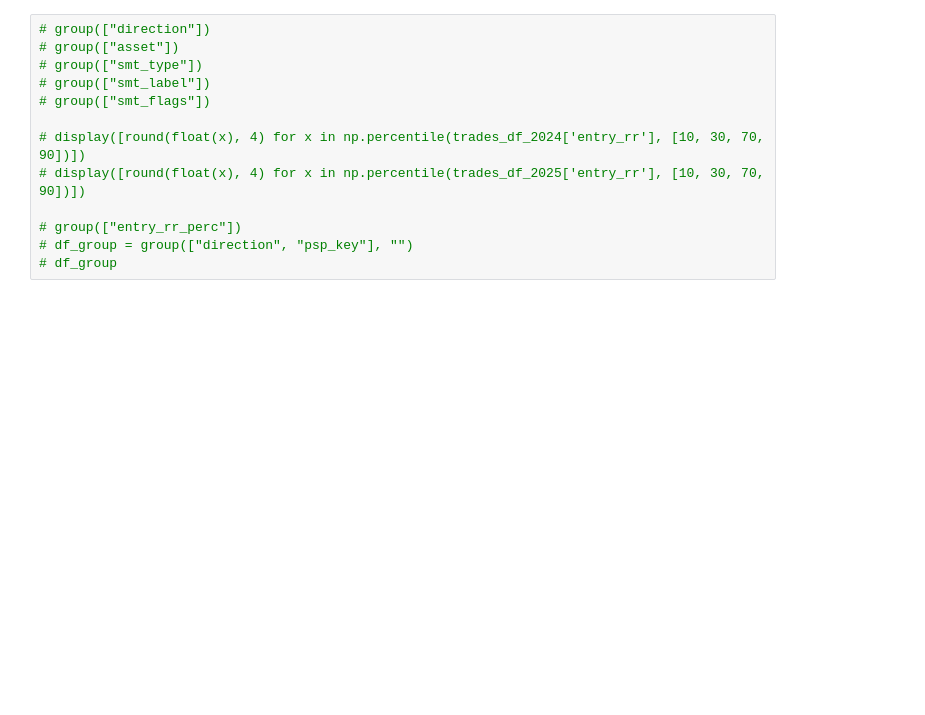
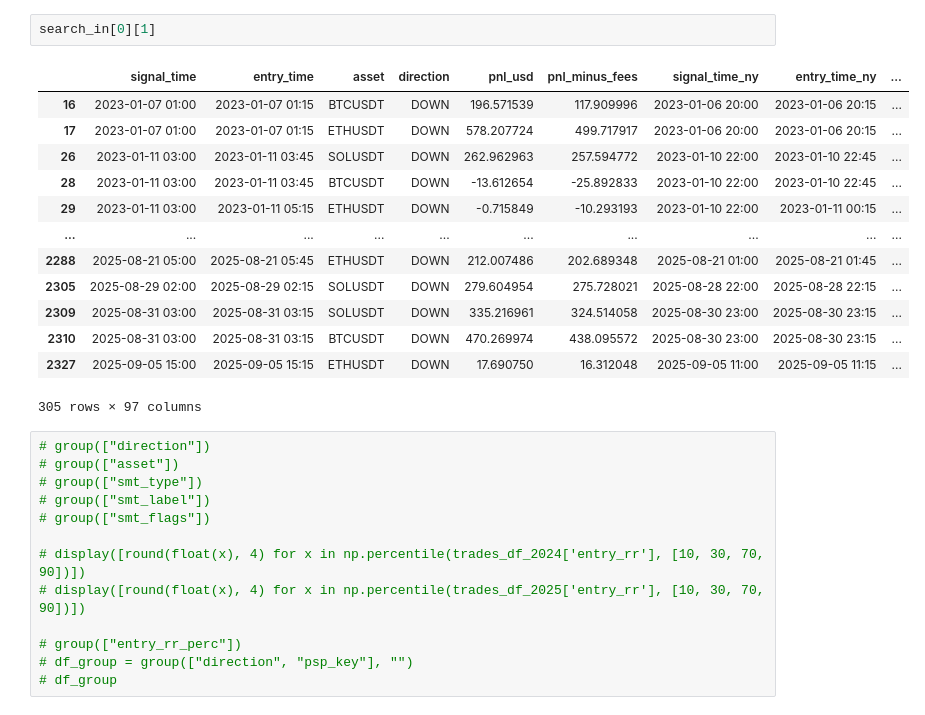
Before and after one commit to vlamitin/backtester, a Jupyter notebook: strategies_analyzer.ipynb, the cells around one changed output. Cells and saved outputs as stored; diff of their text form; blank space fills up the shorter version.

```diff
--- a/strategies_analyzer.ipynb
+++ b/strategies_analyzer.ipynb
@@ -185,3 +263,19 @@ trade_dfs_bes[1][1]
+# %%
+search_in[0][1]
+# %% [output]
+|  | signal_time | entry_time | asset | direction | pnl_usd | pnl_minus_fees | signal_time_ny | entry_time_ny | ... |
+| 16 | 2023-01-07 01:00 | 2023-01-07 01:15 | BTCUSDT | DOWN | 196.571539 | 117.909996 | 2023-01-06 20:00 | 2023-01-06 20:15 | ... |
+| 17 | 2023-01-07 01:00 | 2023-01-07 01:15 | ETHUSDT | DOWN | 578.207724 | 499.717917 | 2023-01-06 20:00 | 2023-01-06 20:15 | ... |
+| 26 | 2023-01-11 03:00 | 2023-01-11 03:45 | SOLUSDT | DOWN | 262.962963 | 257.594772 | 2023-01-10 22:00 | 2023-01-10 22:45 | ... |
+| 28 | 2023-01-11 03:00 | 2023-01-11 03:45 | BTCUSDT | DOWN | -13.612654 | -25.892833 | 2023-01-10 22:00 | 2023-01-10 22:45 | ... |
+| 29 | 2023-01-11 03:00 | 2023-01-11 05:15 | ETHUSDT | DOWN | -0.715849 | -10.293193 | 2023-01-10 22:00 | 2023-01-11 00:15 | ... |
+| ... | ... | ... | ... | ... | ... | ... | ... | ... | ... |
+| 2288 | 2025-08-21 05:00 | 2025-08-21 05:45 | ETHUSDT | DOWN | 212.007486 | 202.689348 | 2025-08-21 01:00 | 2025-08-21 01:45 | ... |
+| 2305 | 2025-08-29 02:00 | 2025-08-29 02:15 | SOLUSDT | DOWN | 279.604954 | 275.728021 | 2025-08-28 22:00 | 2025-08-28 22:15 | ... |
+| 2309 | 2025-08-31 03:00 | 2025-08-31 03:15 | SOLUSDT | DOWN | 335.216961 | 324.514058 | 2025-08-30 23:00 | 2025-08-30 23:15 | ... |
+| 2310 | 2025-08-31 03:00 | 2025-08-31 03:15 | BTCUSDT | DOWN | 470.269974 | 438.095572 | 2025-08-30 23:00 | 2025-08-30 23:15 | ... |
+| 2327 | 2025-09-05 15:00 | 2025-09-05 15:15 | ETHUSDT | DOWN | 17.690750 | 16.312048 | 2025-09-05 11:00 | 2025-09-05 11:15 | ... |
+305 rows × 97 columns
 # %%
 # group(["direction"])
 # group(["asset"])
```
Also changed, not shown: parts of 7 cells of this notebook, 3 other files.
